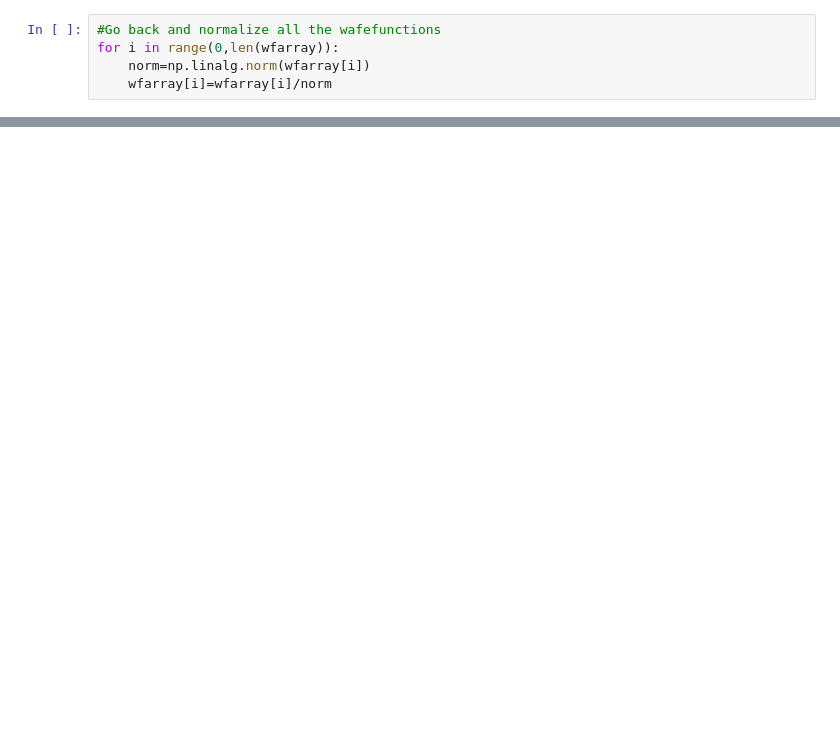
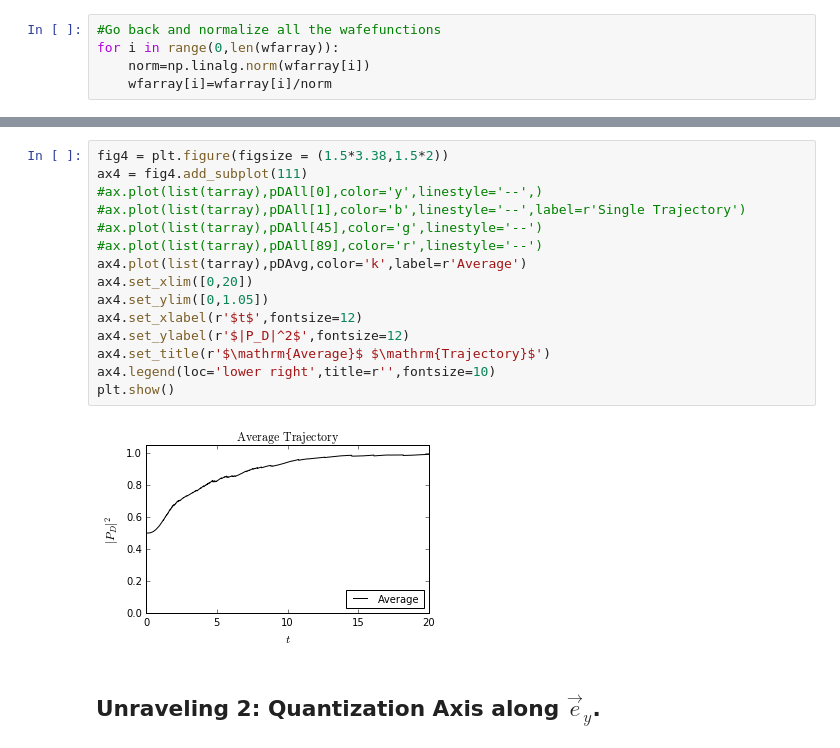
Before and after one commit to JoaquinMing/QMTrajectories, a Jupyter notebook: 2017_04_03-QMTrajectory-CPT-MultichannelDecay.ipynb, the cells around one changed output, grey strips where cells are left out. Saved outputs shown, nothing was run; the diff lists cells and outputs as text; blank space fills up the shorter version.

```diff
--- a/2017_04_03-QMTrajectory-CPT-MultichannelDecay.ipynb
+++ b/2017_04_03-QMTrajectory-CPT-MultichannelDecay.ipynb
@@ -201,0 +280,19 @@ plt.show()
+# %%
+fig4 = plt.figure(figsize = (1.5*3.38,1.5*2))
+ax4 = fig4.add_subplot(111)
+#ax.plot(list(tarray),pDAll[0],color='y',linestyle='--',)
+#ax.plot(list(tarray),pDAll[1],color='b',linestyle='--',label=r'Single Trajectory')
+#ax.plot(list(tarray),pDAll[45],color='g',linestyle='--')
+#ax.plot(list(tarray),pDAll[89],color='r',linestyle='--')
+ax4.plot(list(tarray),pDAvg,color='k',label=r'Average')
+ax4.set_xlim([0,20])
+ax4.set_ylim([0,1.05])
+ax4.set_xlabel(r'$t$',fontsize=12)
+ax4.set_ylabel(r'$|P_D|^2$',fontsize=12)
+ax4.set_title(r'$\mathrm{Average}$ $\mathrm{Trajectory}$')
+ax4.legend(loc='lower right',title=r'',fontsize=10)
+plt.show()
+# %% [output]
+[figure, added]
+# %% [markdown]
+## Unraveling 2: Quantization Axis along $\vec{e}_y$.
```
Also changed, not shown: parts of 23 cells of this notebook.
